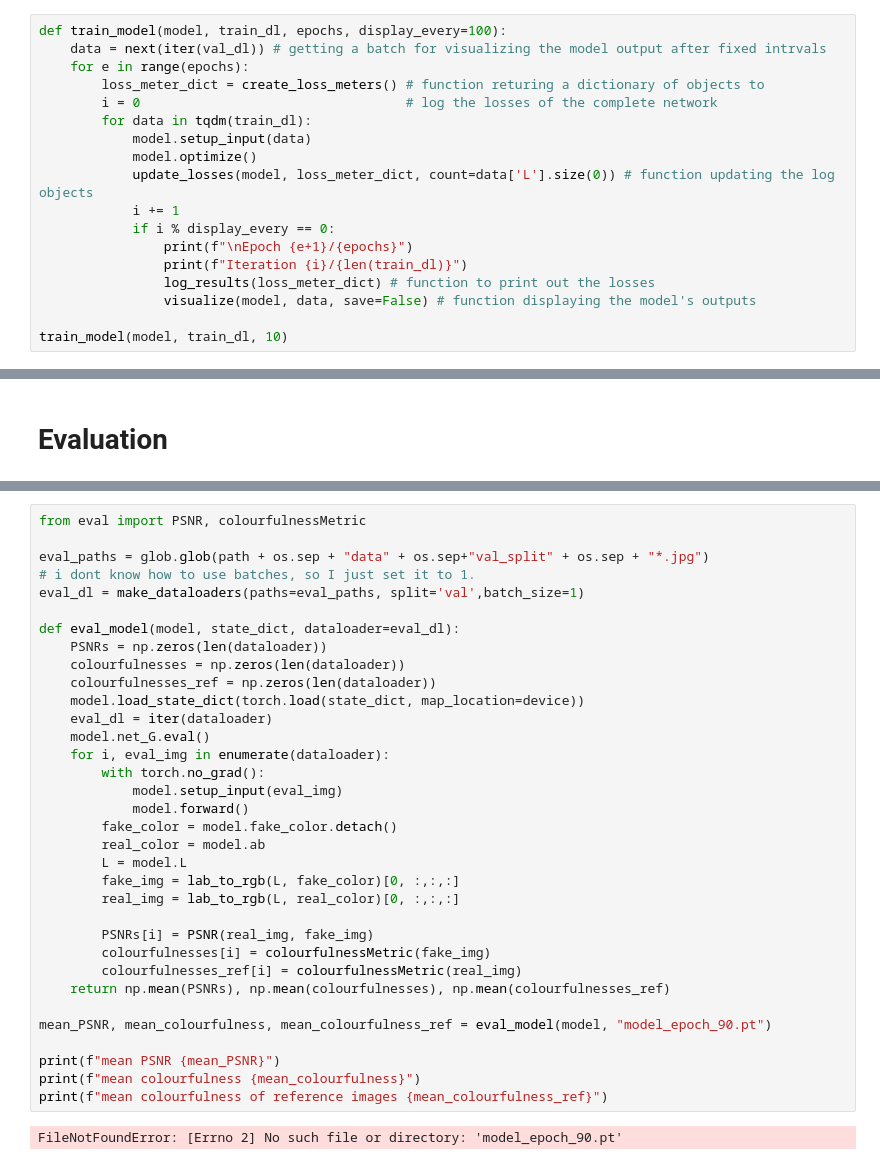
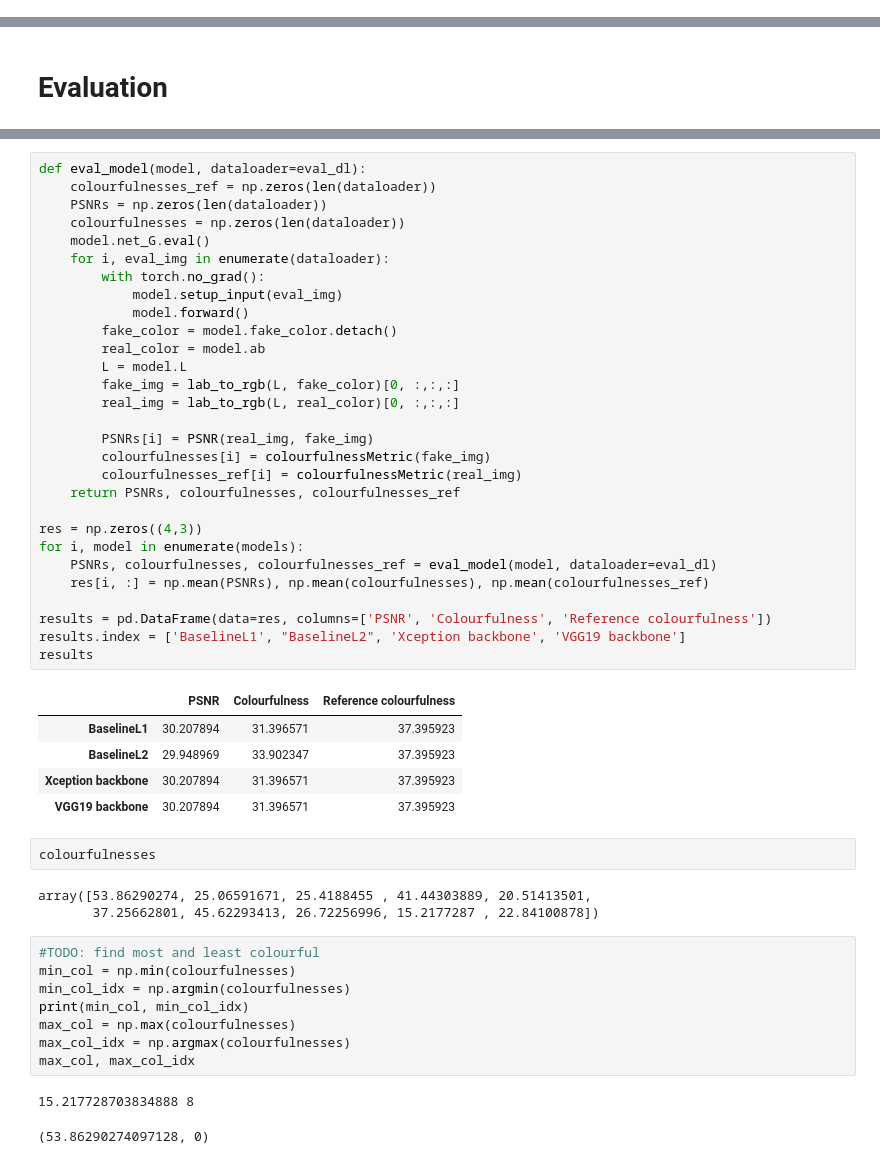
Before and after one commit to AndreasLH/Image-Colourization, a Jupyter notebook: evaluation.ipynb, the cells around one changed output, grey strips where cells are left out. Drawn from its saved outputs; the diff is of its cells as text.

```diff
--- a/evaluation.ipynb
+++ b/evaluation.ipynb
@@ -473,18 +82,0 @@ model initialized with norm initialization
-# %%
-def train_model(model, train_dl, epochs, display_every=100):
-    data = next(iter(val_dl)) # getting a batch for visualizing the model output after fixed intrvals
-    for e in range(epochs):
-        loss_meter_dict = create_loss_meters() # function returing a dictionary of objects to
-        i = 0                                  # log the losses of the complete network
-        for data in tqdm(train_dl):
-            model.setup_input(data)
-            model.optimize()
-            update_losses(model, loss_meter_dict, count=data['L'].size(0)) # function updating the log objects
-            i += 1
-            if i % display_every == 0:
-                print(f"\nEpoch {e+1}/{epochs}")
-                print(f"Iteration {i}/{len(train_dl)}")
-                log_results(loss_meter_dict) # function to print out the losses
-                visualize(model, data, save=False) # function displaying the model's outputs
-
-train_model(model, train_dl, 10)
@@ -493,36 +128,51 @@ train_model(model, train_dl, 10)
 # %%
-from eval import PSNR, colourfulnessMetric
-
-eval_paths = glob.glob(path + os.sep + "data" + os.sep+"val_split" + os.sep + "*.jpg")
-# i dont know how to use batches, so I just set it to 1.
-eval_dl = make_dataloaders(paths=eval_paths, split='val',batch_size=1)
-
-def eval_model(model, state_dict, dataloader=eval_dl):
+def eval_model(model, dataloader=eval_dl):
+    colourfulnesses_ref = np.zeros(len(dataloader))
     PSNRs = np.zeros(len(dataloader))
     colourfulnesses = np.zeros(len(dataloader))
-    colourfulnesses_ref = np.zeros(len(dataloader))
-    model.load_state_dict(torch.load(state_dict, map_location=device))
-    eval_dl = iter(dataloader)
     model.net_G.eval()
     for i, eval_img in enumerate(dataloader):
         with torch.no_grad():
             model.setup_input(eval_img)
             model.forward()
         fake_color = model.fake_color.detach()
         real_color = model.ab
         L = model.L
         fake_img = lab_to_rgb(L, fake_color)[0, :,:,:]
         real_img = lab_to_rgb(L, real_color)[0, :,:,:]
 
         PSNRs[i] = PSNR(real_img, fake_img)
         colourfulnesses[i] = colourfulnessMetric(fake_img)
         colourfulnesses_ref[i] = colourfulnessMetric(real_img)
-    return np.mean(PSNRs), np.mean(colourfulnesses), np.mean(colourfulnesses_ref)
+    return PSNRs, colourfulnesses, colourfulnesses_ref
 
-mean_PSNR, mean_colourfulness, mean_colourfulness_ref = eval_model(model, "model_epoch_90.pt")
+res = np.zeros((4,3))
+for i, model in enumerate(models):
+    PSNRs, colourfulnesses, colourfulnesses_ref = eval_model(model, dataloader=eval_dl)
+    res[i, :] = np.mean(PSNRs), np.mean(colourfulnesses), np.mean(colourfulnesses_ref)
 
-print(f"mean PSNR {mean_PSNR}")
-print(f"mean colourfulness {mean_colourfulness}")
-print(f"mean colourfulness of reference images {mean_colourfulness_ref}")
+results = pd.DataFrame(data=res, columns=['PSNR', 'Colourfulness', 'Reference colourfulness'])
+results.index = ['BaselineL1', "BaselineL2", 'Xception backbone', 'VGG19 backbone']
+results
 # %% [output]
-FileNotFoundError: [Errno 2] No such file or directory: 'model_epoch_90.pt'
+|  | PSNR | Colourfulness | Reference colourfulness |
+| BaselineL1 | 30.207894 | 31.396571 | 37.395923 |
+| BaselineL2 | 29.948969 | 33.902347 | 37.395923 |
+| Xception backbone | 30.207894 | 31.396571 | 37.395923 |
+| VGG19 backbone | 30.207894 | 31.396571 | 37.395923 |
+# %%
+colourfulnesses
+# %% [output]
+array([53.86290274, 25.06591671, 25.4188455 , 41.44303889, 20.51413501,
+       37.25662801, 45.62293413, 26.72256996, 15.2177287 , 22.84100878])
+# %%
+#TODO: find most and least colourful
+min_col = np.min(colourfulnesses)
+min_col_idx = np.argmin(colourfulnesses)
+print(min_col, min_col_idx)
+max_col = np.max(colourfulnesses)
+max_col_idx = np.argmax(colourfulnesses)
+max_col, max_col_idx
+# %% [output]
+15.217728703834888 8
+(53.86290274097128, 0)
```
Also changed, not shown: parts of 34 cells of this notebook, 7 other files.
